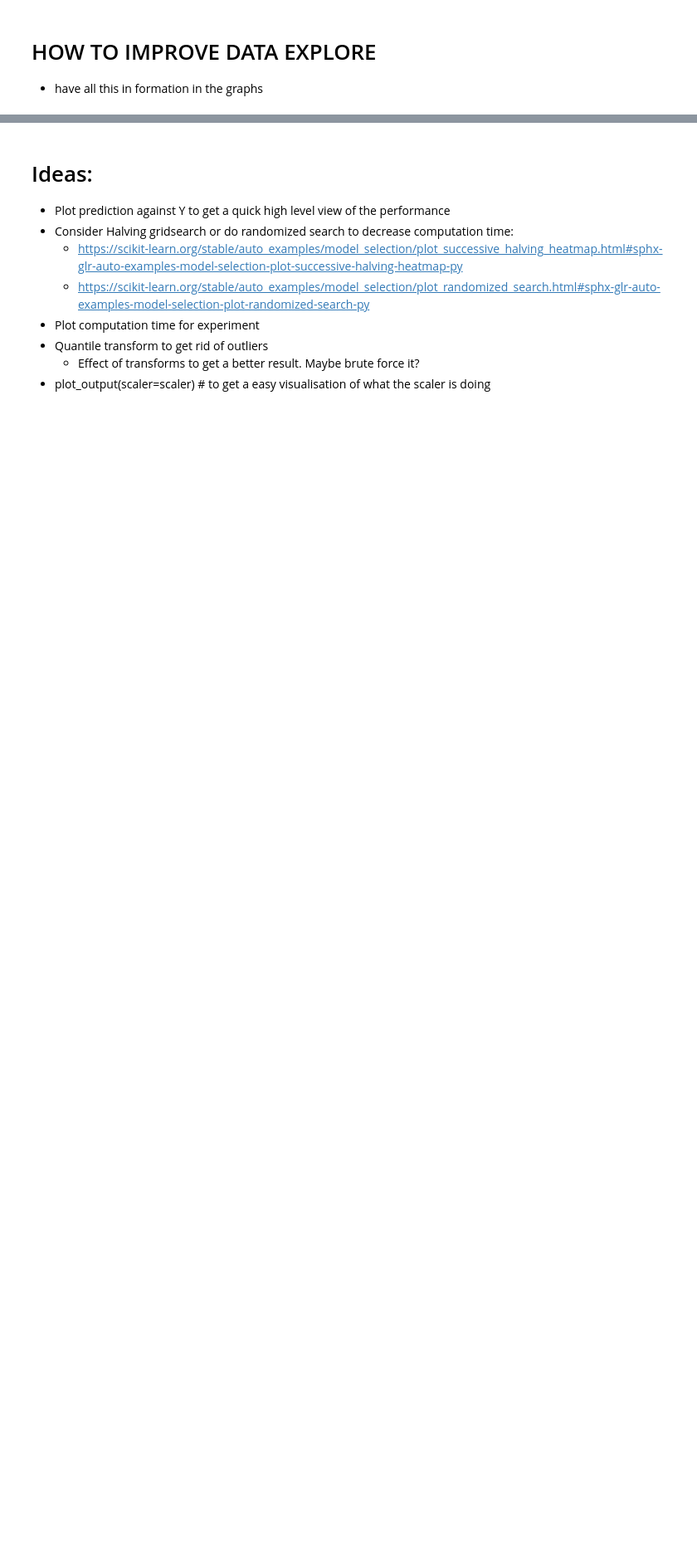
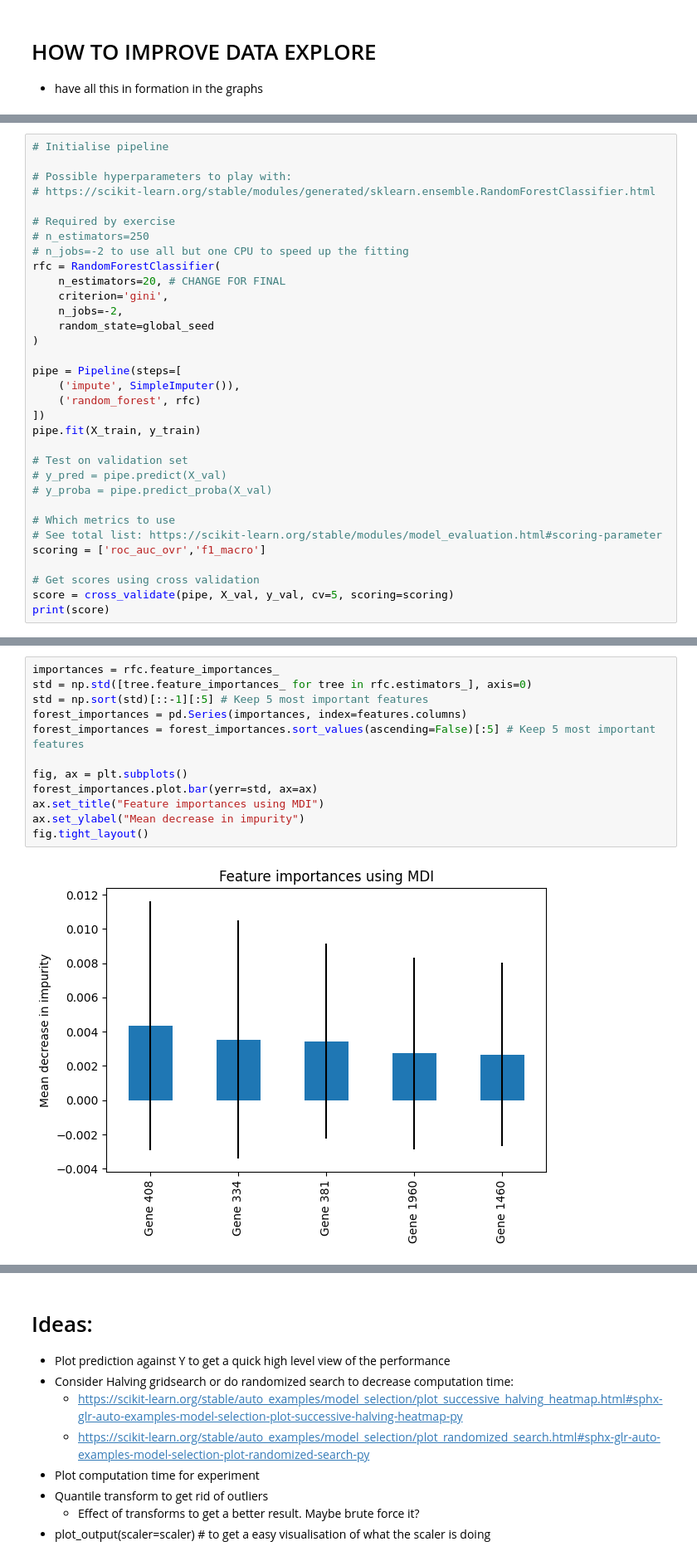
Before and after one commit to Larsdegroot/ML_bio_assignment, a Jupyter notebook: Project-Rf_neural.ipynb, the cells around one changed output, grey strips where cells are left out. Shown: that part at 83% size. Saved outputs shown, nothing was run; the diff lists cells and outputs as text; blank space fills up the shorter version.

```diff
--- a/Project-Rf_neural.ipynb
+++ b/Project-Rf_neural.ipynb
@@ -134,0 +179,33 @@ Initialize model, pipeline, cross validation, and run them
+# %%
+# Initialise pipeline
+
+# Possible hyperparameters to play with:
+# https://scikit-learn.org/stable/modules/generated/sklearn.ensemble.RandomForestClassifier.html
+
+# Required by exercise
+# n_estimators=250
+# n_jobs=-2 to use all but one CPU to speed up the fitting
+rfc = RandomForestClassifier(
+    n_estimators=20, # CHANGE FOR FINAL
+    criterion='gini',
+    n_jobs=-2,
+    random_state=global_seed
+)
+
+pipe = Pipeline(steps=[
+    ('impute', SimpleImputer()),
+    ('random_forest', rfc)
+])
+pipe.fit(X_train, y_train)
+
+# Test on validation set
+# y_pred = pipe.predict(X_val)
+# y_proba = pipe.predict_proba(X_val)
+
+# Which metrics to use
+# See total list: https://scikit-learn.org/stable/modules/model_evaluation.html#scoring-parameter
+scoring = ['roc_auc_ovr','f1_macro']
+
+# Get scores using cross validation
+score = cross_validate(pipe, X_val, y_val, cv=5, scoring=scoring)
+print(score)
@@ -134,0 +219,14 @@ Initialize model, pipeline, cross validation, and run them
+# %%
+importances = rfc.feature_importances_
+std = np.std([tree.feature_importances_ for tree in rfc.estimators_], axis=0)
+std = np.sort(std)[::-1][:5] # Keep 5 most important features
+forest_importances = pd.Series(importances, index=features.columns)
+forest_importances = forest_importances.sort_values(ascending=False)[:5] # Keep 5 most important features
+
+fig, ax = plt.subplots()
+forest_importances.plot.bar(yerr=std, ax=ax)
+ax.set_title("Feature importances using MDI")
+ax.set_ylabel("Mean decrease in impurity")
+fig.tight_layout()
+# %% [output]
+[figure, added]
```
Also changed, not shown: parts of 15 cells of this notebook.
